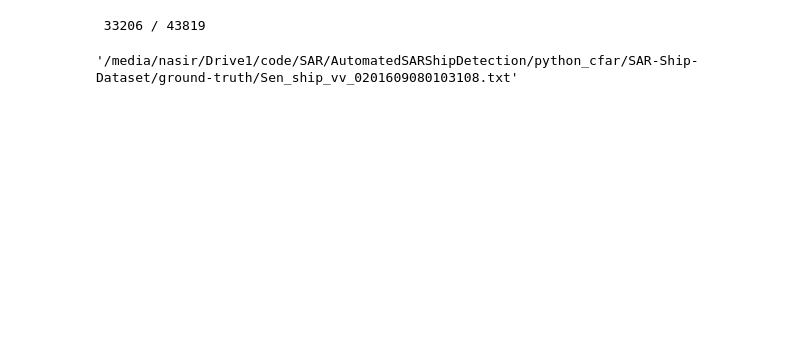
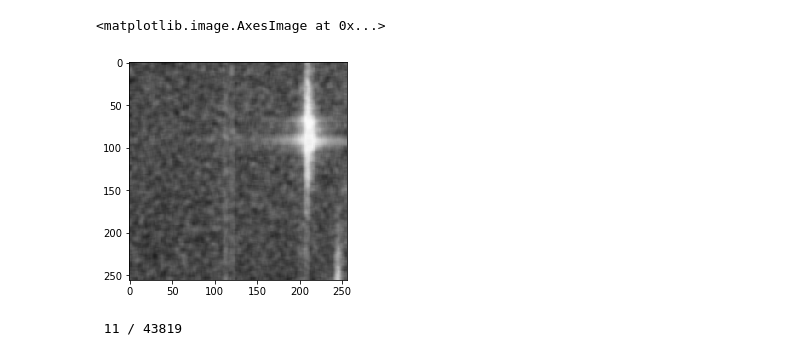
Before and after one commit to nasir6/py_cfar, a Jupyter notebook: run_cfar.ipynb, the cells around one changed output. Cells and saved outputs as stored; diff of their text form; code cells hidden in the pictures; blank space fills up the shorter version.

```diff
--- a/run_cfar.ipynb
+++ b/run_cfar.ipynb
@@ -14,0 +50,7 @@ paths = glob.glob("/media/nasir/Drive1/code/SAR/AutomatedSARShipDetection/python
+# %%
+dst = cv2.GaussianBlur(img,(7,7),cv2.BORDER_DEFAULT)
+# %%
+plt.imshow(dst, cmap='gray')
+# %% [output]
+<matplotlib.image.AxesImage at 0x...>
+[figure, added]
@@ -15,16 +66,21 @@ paths = glob.glob("/media/nasir/Drive1/code/SAR/AutomatedSARShipDetection/python
 # %%
-for index in range(0, len(paths)):
-# for index in range(0, 12):
+CACFAR = cfar.ca_cfar
+
+
+sys.stdout.write(f"\n")
+sys.stdout.flush()
+
+# for index in range(0, len(paths)):
+for index in range(0, 12):
     path = paths[index]
-    output_file = path.replace('JPEGImages', 'results')
+    output_file = path.replace('JPEGImages', 'subset')
     box_file = path.replace('JPEGImages', 'detection-results').replace('.jpg', '.txt')
     gt_file = box_file.replace('detection-results', 'ground-truth')
     image = CACFAR(path, output_file, box_file, gt_file, 50, 40, 0.8)
     sys.stdout.write(f"\r {index} / {len(paths)}")
     sys.stdout.flush()
+
+sys.stdout.write(f"\n\n")
+sys.stdout.flush()
 # %% [output]
- 33206 / 43819
+ 11 / 43819
-# %%
-gt_file
-# %% [output]
-'/media/nasir/Drive1/code/SAR/AutomatedSARShipDetection/python_cfar/SAR-Ship-Dataset/ground-truth/Sen_ship_vv_0201609080103108.txt'
```
Also changed, not shown: parts of 21 cells of this notebook, 6 other files.
